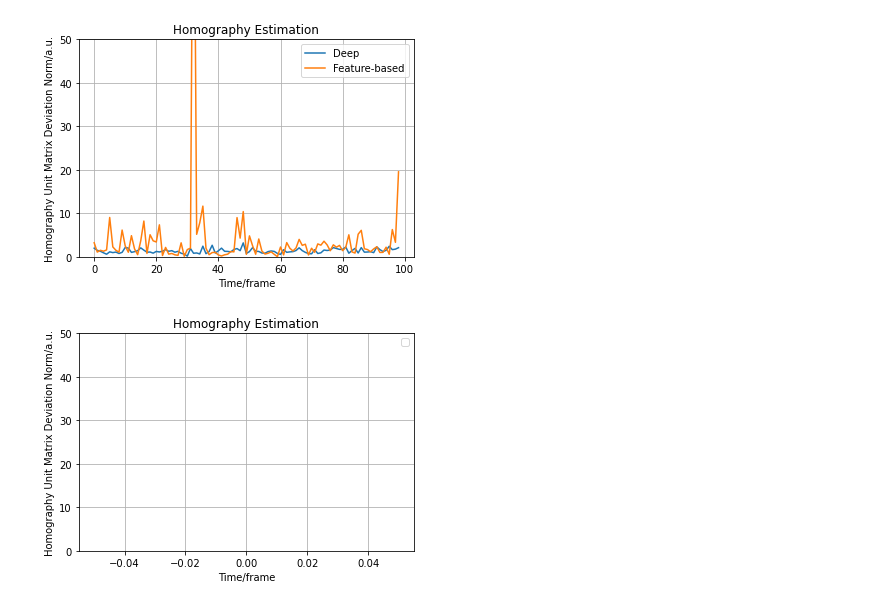
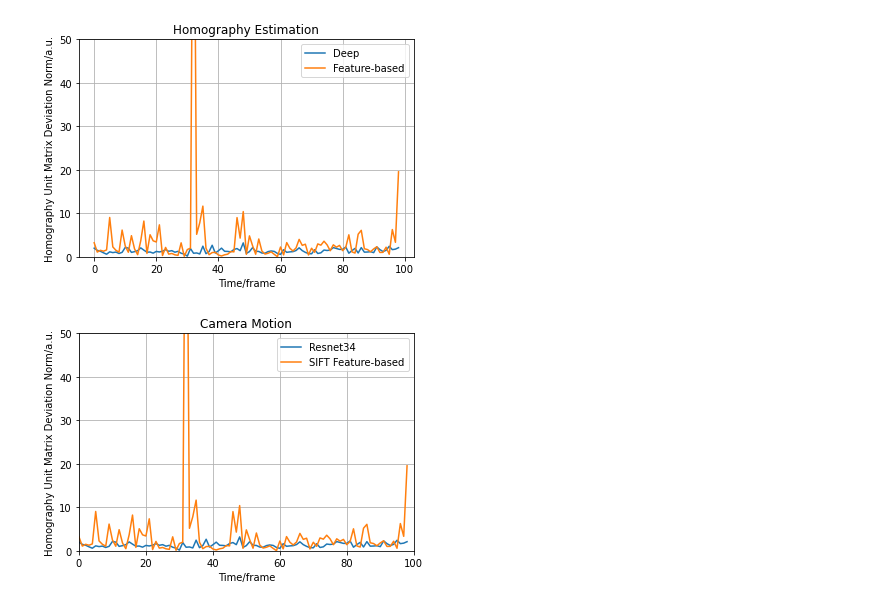
Before and after one commit to RViMLab/MICCAI2023-Camera-Motion-Prediction, a Jupyter notebook: notebooks/annotate_homographies.ipynb, the cells around one changed output. Saved outputs shown, nothing was run; the diff lists cells and outputs as text; code cells hidden in the pictures.

```diff
--- a/notebooks/annotate_homographies.ipynb
+++ b/notebooks/annotate_homographies.ipynb
@@ -236,7 +236,7 @@ with torch.no_grad():
             if with_feature_estimation:
                 blend2 = yt_alpha_blend(frames_ip1[idx], wrp_ft)
                 blend2 = cv2.resize(blend2, (int(blend2.shape[1]/1.5), int(blend2.shape[0]/1.5)))
-                composite = np.concatenate([blend1, blend2, blend0], axis=1)  # none, classical, deep
+                composite = np.concatenate([blend2, blend0], axis=1)  # classical, deep
             else:
                 composite = np.concatenate([blend1, blend0], axis=1)  # none, deep
             # cv2.imshow('composite', composite)
@@ -249,44 +249,44 @@ df.to_pickle('H_{}.pkl'.format(step))
 # %% [output]
 [figure]
 # %%
-%matplotlib inline
 # plot results
 N = 100
 step = 1
 df = pd.read_pickle('H_{}.pkl'.format(step))
 
 fig, ax = plt.subplots(1, 1)
+fig.patch.set_facecolor((1., 1., 1.))
 ax.set_ylim(0, 50)
 ax.set_xlim(0, N)
-ax.set_title('Homography Estimation')
-ax.legend(loc='upper right')
+ax.set_title('Camera Motion')
 ax.set_xlabel('Time/frame')
 ax.set_ylabel('Homography Unit Matrix Deviation Norm/a.u.')
-line_deep, = ax.plot(np.array(0), np.array(0), label='Deep')
-line_ft, = ax.plot(np.array(0), np.array(0), label='Feature-based')
+line_deep, = ax.plot(np.array(0), np.array(0), label='Resnet34')
+line_ft, = ax.plot(np.array(0), np.array(0), label='SIFT Feature-based')
+ax.legend(loc='upper right')
 ax.grid()
 
 def create_plot(x, y_0, y_1, idx):
     line_deep.set_data(x, y_0)
     if y_1 is not None:
         line_ft.set_data(x, y_1)
     fig.canvas.draw()
     fig.savefig('out/homography_annotation/plot/homography_norm_{}.png'.format(idx))
 
 dH_deep_list = []
 dH_ft_list = []
 
 for idx, row in df.iterrows():
     dH_deep_list.append(np.linalg.norm(row.H_deep - np.eye(3)))
     if row.H_ft is not None:
         dH_ft_list.append(np.linalg.norm(row.H_ft - np.eye(3)))
     else:
         dH_ft_list.append(np.inf)
 
     if len(dH_deep_list) == N:
         dH_deep_list.pop(0)
         dH_ft_list.pop(0)
 
     create_plot(np.arange(len(dH_deep_list)), dH_deep_list, dH_ft_list, idx)
 # %% [output]
-[figure, old version]
+[figure, new version]
```
Also changed, not shown: 2 other files.
